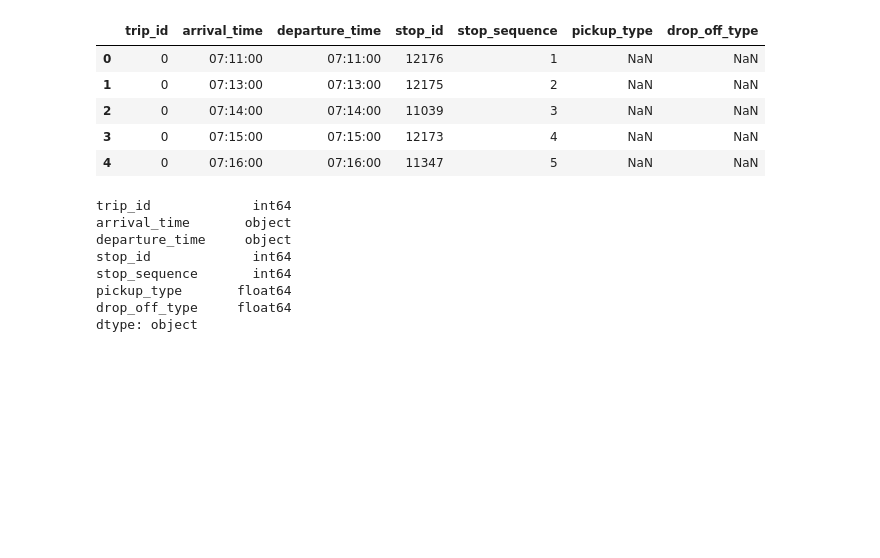
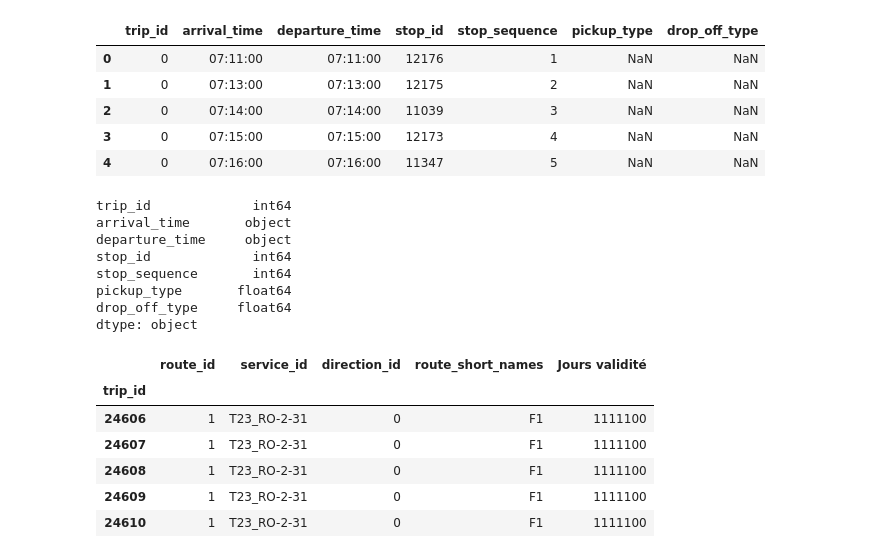
Before and after one commit to tahaoulhazzan/projetkeolis, a Jupyter notebook: notebook_romain_t.ipynb, the cells around one changed output. Drawn from its saved outputs; the diff is of its cells as text; code cells hidden in the pictures; blank space fills up the shorter version.

Commit message:
Mise à jour des fonctionnalités de recherche

```diff
--- a/notebook_romain_t.ipynb
+++ b/notebook_romain_t.ipynb
@@ -80,3 +63,13 @@ stop_sequence       int64
 pickup_type       float64
 drop_off_type     float64
 dtype: object
+# %%
+trips.query('route_id == 1').head()
+# %% [output]
+|  | route_id | service_id | direction_id | route_short_names | Jours validité |
+| trip_id |  |  |  |  |  |
+| 24606 | 1 | T23_RO-2-31 | 0 | F1 | 1111100 |
+| 24607 | 1 | T23_RO-2-31 | 0 | F1 | 1111100 |
+| 24608 | 1 | T23_RO-2-31 | 0 | F1 | 1111100 |
+| 24609 | 1 | T23_RO-2-31 | 0 | F1 | 1111100 |
+| 24610 | 1 | T23_RO-2-31 | 0 | F1 | 1111100 |
```
Also changed, not shown: parts of 6 cells of this notebook.
